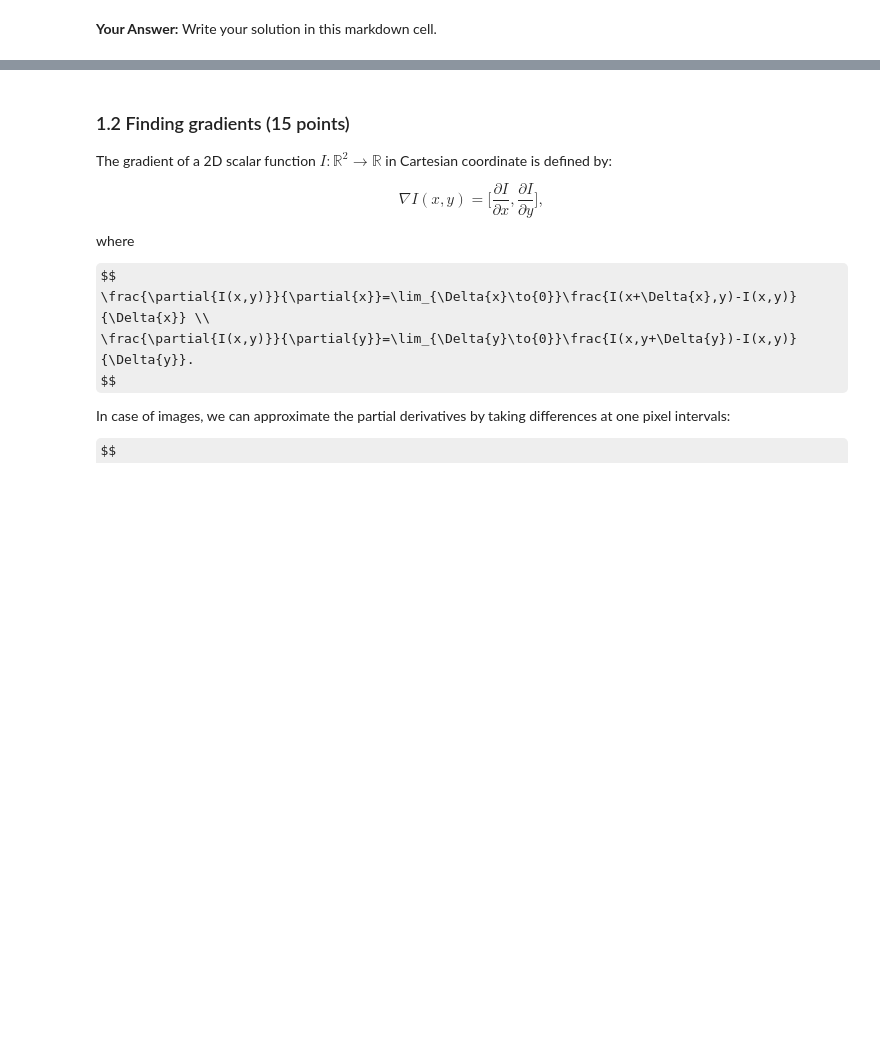
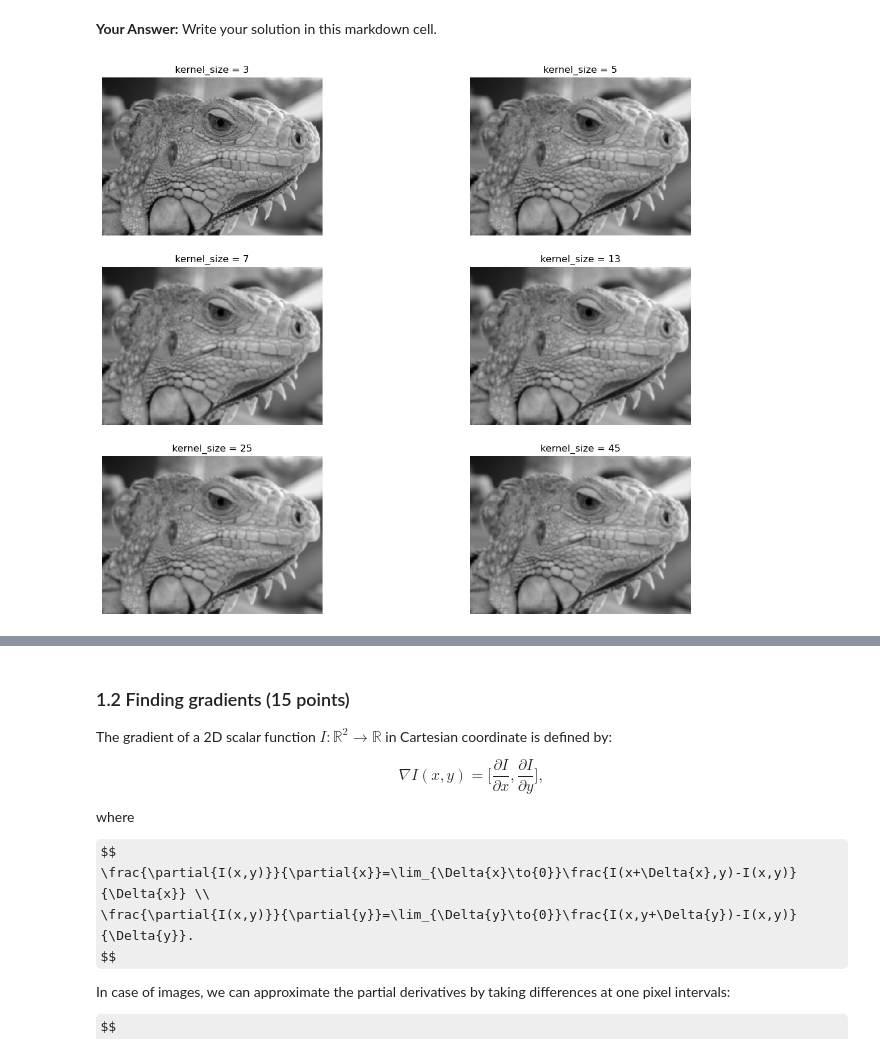
Before and after one commit to chiro2001/cv-lab, a Jupyter notebook: Homework2/Part2/hw2_p2.ipynb, the cells around one changed output, grey strips where cells are left out. Cells and saved outputs as stored; diff of their text form; code cells hidden in the pictures; some formulas as TeX source; blank space fills up the shorter version.

```diff
--- a/Homework2/Part2/hw2_p2.ipynb
+++ b/Homework2/Part2/hw2_p2.ipynb
@@ -83,3 +88,19 @@ plt.show()
 What is the effect of changing kernel_size and sigma?
 # %% [markdown]
 **Your Answer:** Write your solution in this markdown cell.
+# %%
+def test_kernel_size():
+    kernel_sizes = [3, 5, 7, 13, 25, 45]
+    sigma = 1.4
+    for index in range(len(kernel_sizes)):
+        kernel_size = kernel_sizes[index]
+        kernel = gaussian_kernel(kernel_size, sigma)
+        smoothed = conv(img, kernel)
+        plt.subplot(3,2,index+1)
+        plt.imshow(smoothed)
+        plt.title('kernel_size = %d' % kernel_size)
+        plt.axis('off')
+
+test_kernel_size()
+# %% [output]
+[figure, added]
```
Also changed, not shown: parts of 18 cells of this notebook, 1 other file.
